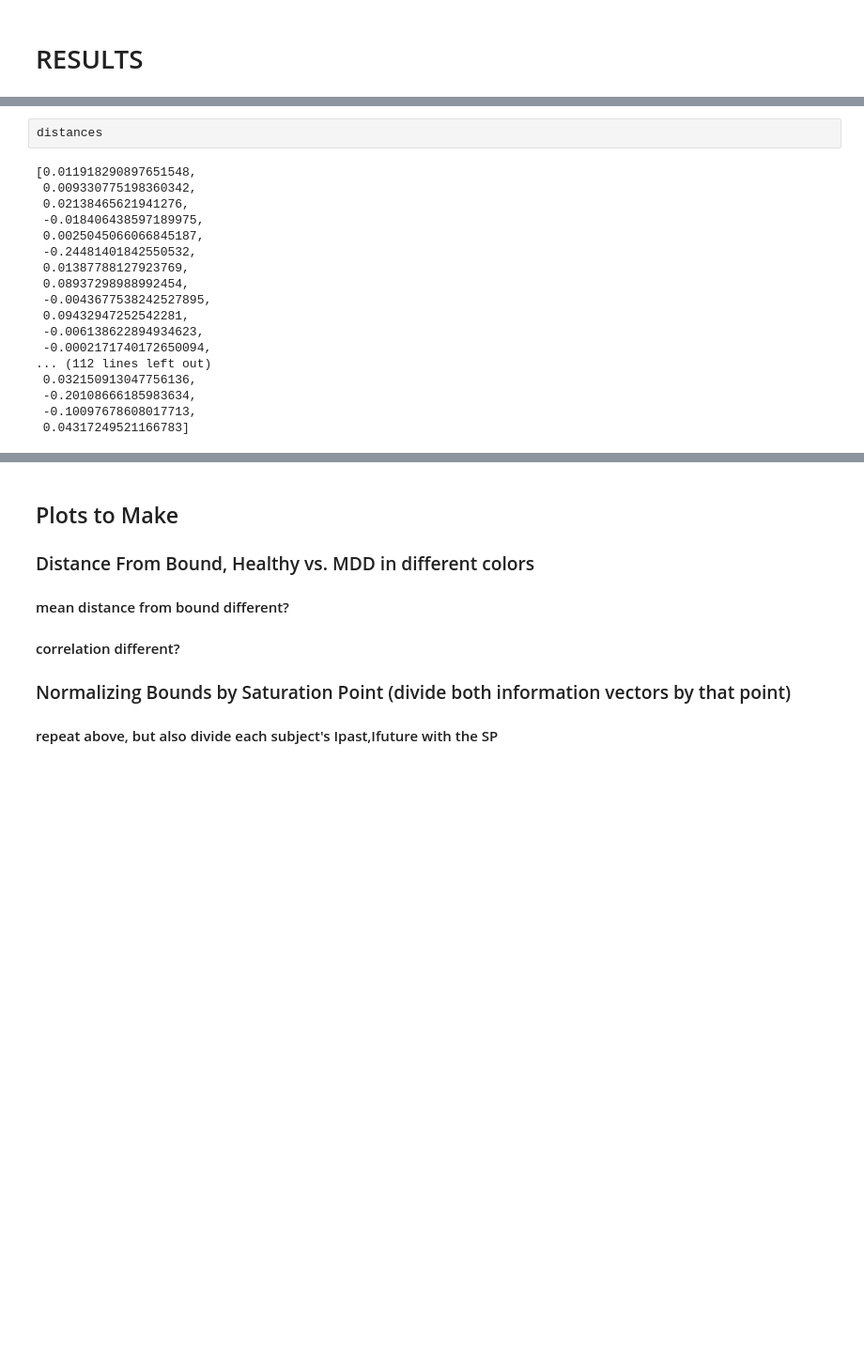
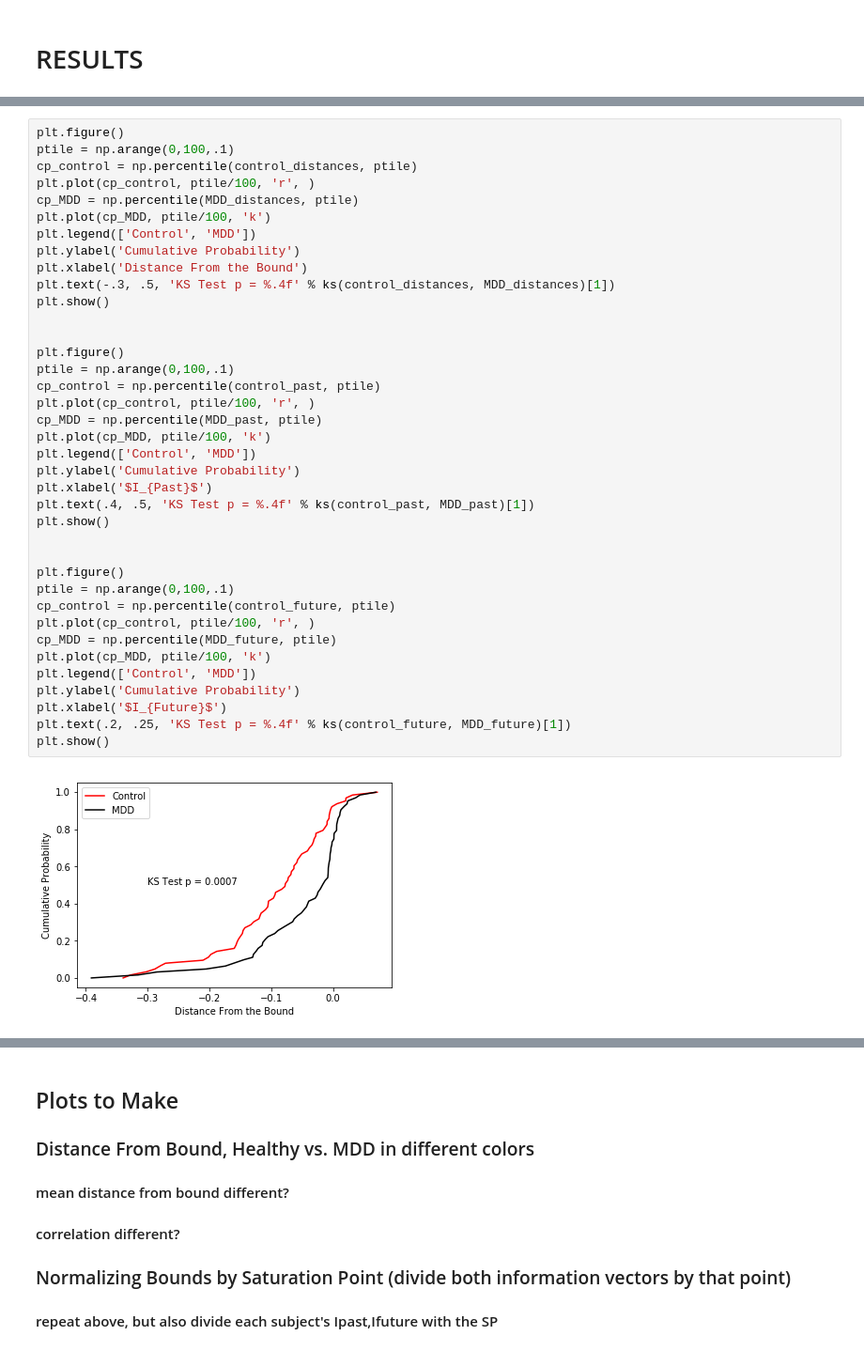
Before and after one commit to alsfilip/Empirical_Information_Bottleneck, a Jupyter notebook: RL_MDD/MDD_analysis.ipynb, the cells around one changed output, grey strips where cells are left out. Shown at 94% size. Saved outputs shown, nothing was run; the diff lists cells and outputs as text; blank space fills up the shorter version.

```diff
--- a/RL_MDD/MDD_analysis.ipynb
+++ b/RL_MDD/MDD_analysis.ipynb
@@ -333,20 +369,40 @@ subject[1]['Ipast']
-# %%
-distances
-# %% [output]
-[0.011918290897651548,
- 0.009330775198360342,
- 0.02138465621941276,
- -0.018406438597189975,
- 0.0025045066066845187,
- -0.24481401842550532,
- 0.01387788127923769,
- 0.08937298988992454,
- -0.0043677538242527895,
- 0.09432947252542281,
- -0.006138622894934623,
- -0.0002171740172650094,
-... (112 lines left out)
- 0.032150913047756136,
- -0.20108666185983634,
- -0.10097678608017713,
- 0.04317249521166783]
+# %%
+plt.figure()
+ptile = np.arange(0,100,.1)
+cp_control = np.percentile(control_distances, ptile)
+plt.plot(cp_control, ptile/100, 'r', )
+cp_MDD = np.percentile(MDD_distances, ptile)
+plt.plot(cp_MDD, ptile/100, 'k')
+plt.legend(['Control', 'MDD'])
+plt.ylabel('Cumulative Probability')
+plt.xlabel('Distance From the Bound')
+plt.text(-.3, .5, 'KS Test p = %.4f' % ks(control_distances, MDD_distances)[1])
+plt.show()
+
+
+plt.figure()
+ptile = np.arange(0,100,.1)
+cp_control = np.percentile(control_past, ptile)
+plt.plot(cp_control, ptile/100, 'r', )
+cp_MDD = np.percentile(MDD_past, ptile)
+plt.plot(cp_MDD, ptile/100, 'k')
+plt.legend(['Control', 'MDD'])
+plt.ylabel('Cumulative Probability')
+plt.xlabel('$I_{Past}$')
+plt.text(.4, .5, 'KS Test p = %.4f' % ks(control_past, MDD_past)[1])
+plt.show()
+
+
+plt.figure()
+ptile = np.arange(0,100,.1)
+cp_control = np.percentile(control_future, ptile)
+plt.plot(cp_control, ptile/100, 'r', )
+cp_MDD = np.percentile(MDD_future, ptile)
+plt.plot(cp_MDD, ptile/100, 'k')
+plt.legend(['Control', 'MDD'])
+plt.ylabel('Cumulative Probability')
+plt.xlabel('$I_{Future}$')
+plt.text(.2, .25, 'KS Test p = %.4f' % ks(control_future, MDD_future)[1])
+plt.show()
+# %% [output]
+[figure, added]
```
Also changed, not shown: parts of 11 cells of this notebook, 5 other files.
